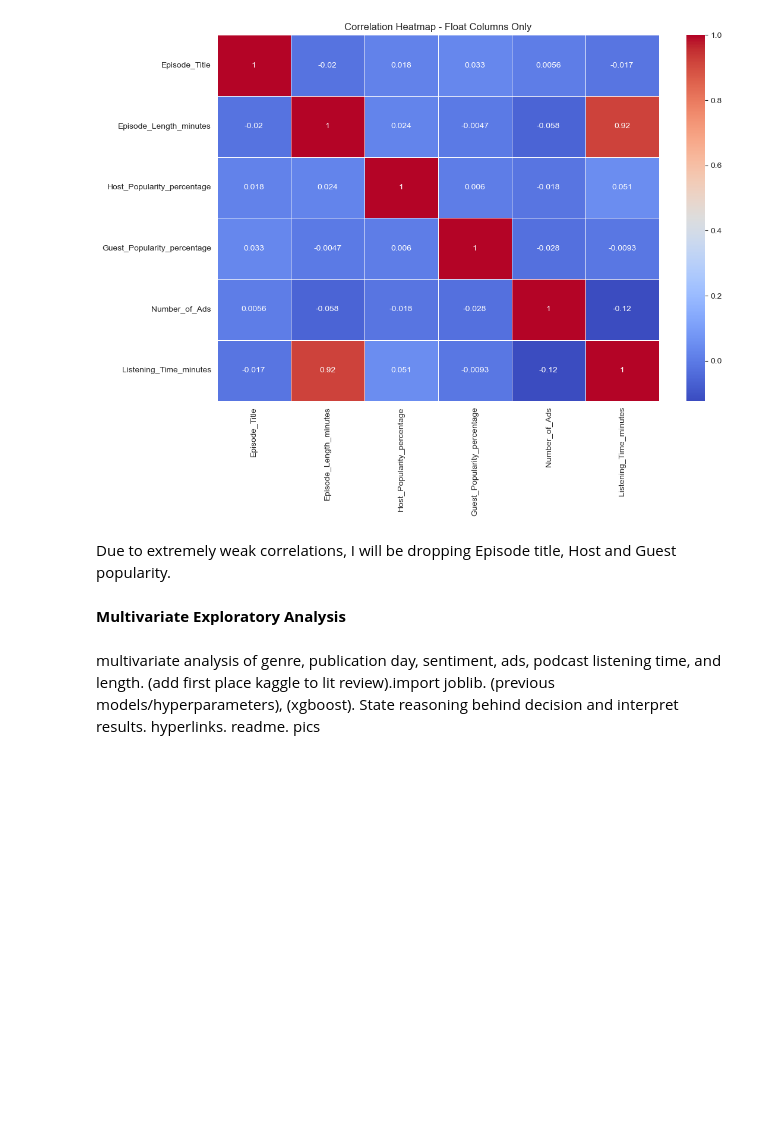
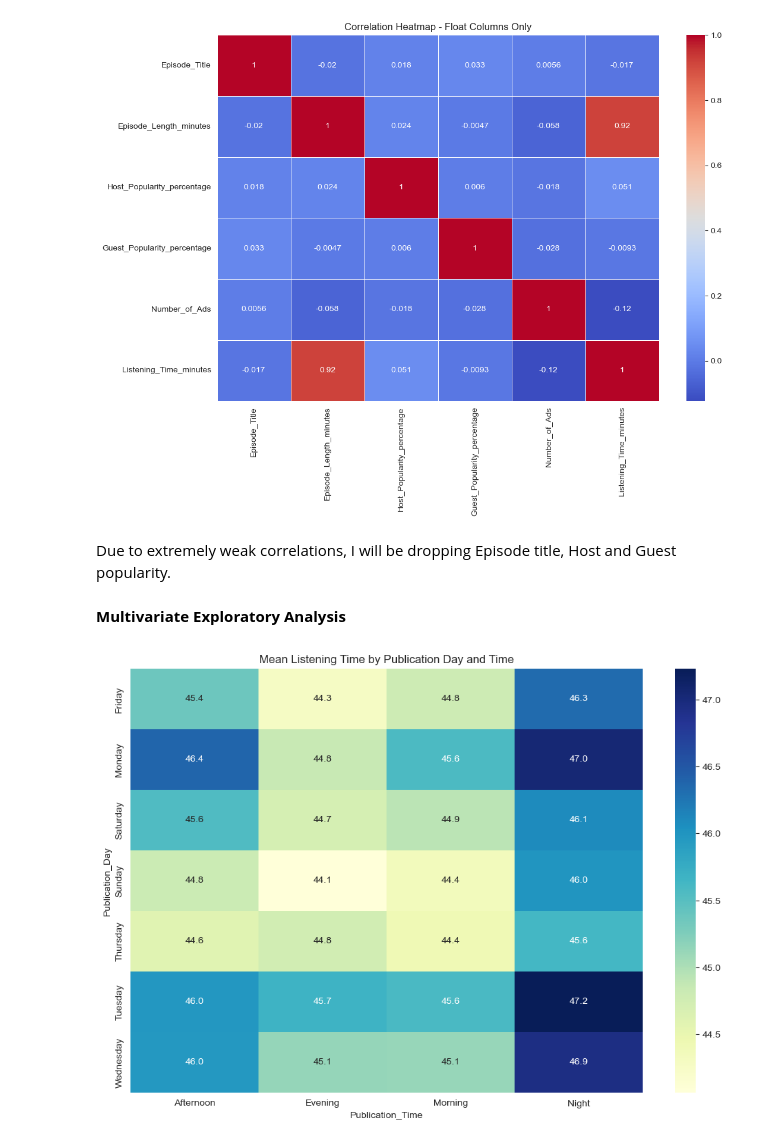
Before and after one commit to Seribii1o1/Predict-Podcast-Listening-Time, a Jupyter notebook: code/EDA.ipynb, the cells around one changed output. Saved outputs shown, nothing was run; the diff lists cells and outputs as text; code cells hidden in the pictures; blank space fills up the shorter version.

Commit message:
multivariate analysis

```diff
--- a/code/EDA.ipynb
+++ b/code/EDA.ipynb
@@ -597,5 +597,12 @@ Due to extremely weak correlations, I will be dropping Episode title, Host and G
 df_cleaned_dropped.drop(['Guest_Popularity_percentage', 'Host_Popularity_percentage', 'Episode_Title'], axis=1, inplace=True)
 # %% [markdown]
 **Multivariate Exploratory Analysis**
-# %% [markdown]
-multivariate analysis of genre, publication day, sentiment, ads, podcast listening time, and length. (add first place kaggle to lit review).import joblib. (previous models/hyperparameters), (xgboost). State reasoning behind decision and interpret results. hyperlinks. readme. pics
+# %%
+# Pivot table for day-time combinations
+df_agg = df_cleaned_dropped.groupby(['Publication_Day', 'Publication_Time'])['Listening_Time_minutes'].mean().unstack()
+plt.figure(figsize=(12, 8))
+sns.heatmap(df_agg, cmap='YlGnBu', annot=True, fmt=".1f")
+plt.title('Mean Listening Time by Publication Day and Time')
+plt.show()
+# %% [output]
+[figure, added]
```
Also changed, not shown: parts of 7 cells of this notebook.
